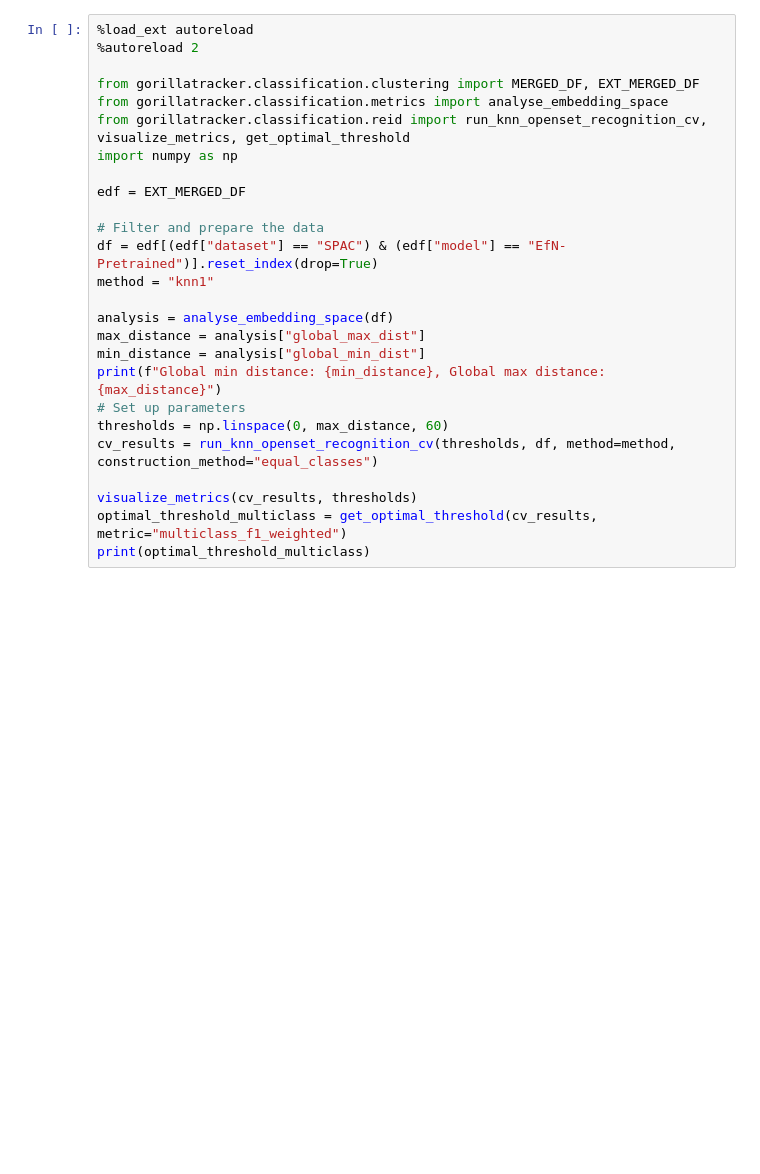
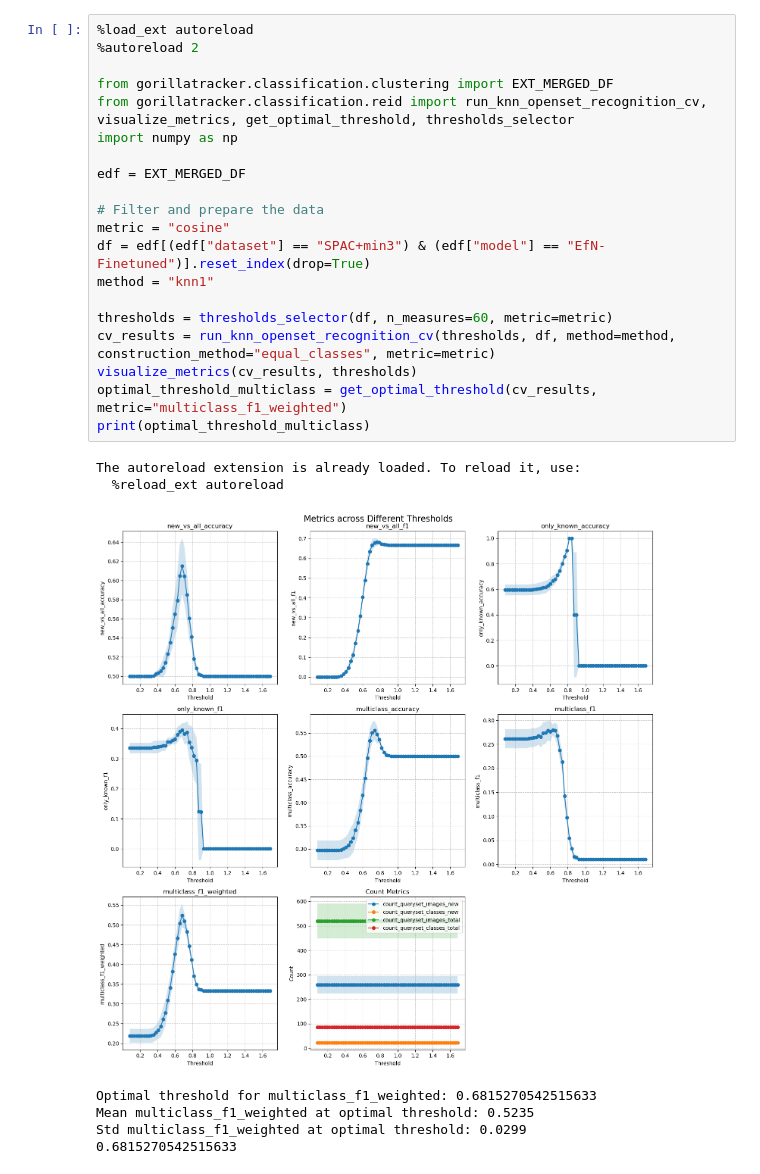
Before and after one commit to liamvdv/gorillatracker, a Jupyter notebook: notebooks/classification/reid.ipynb, the cells around one changed output. Drawn from its saved outputs; the diff is of its cells as text; blank space fills up the shorter version.

Commit message:
fix: cosine

```diff
--- a/notebooks/classification/reid.ipynb
+++ b/notebooks/classification/reid.ipynb
@@ -1,27 +1,29 @@
 # %%
 %load_ext autoreload
 %autoreload 2
 
-from gorillatracker.classification.clustering import MERGED_DF, EXT_MERGED_DF
-from gorillatracker.classification.metrics import analyse_embedding_space
-from gorillatracker.classification.reid import run_knn_openset_recognition_cv, visualize_metrics, get_optimal_threshold
+from gorillatracker.classification.clustering import EXT_MERGED_DF
+from gorillatracker.classification.reid import run_knn_openset_recognition_cv, visualize_metrics, get_optimal_threshold, thresholds_selector
 import numpy as np
 
 edf = EXT_MERGED_DF
 
 # Filter and prepare the data
-df = edf[(edf["dataset"] == "SPAC") & (edf["model"] == "EfN-Pretrained")].reset_index(drop=True)
+metric = "cosine"
+df = edf[(edf["dataset"] == "SPAC+min3") & (edf["model"] == "EfN-Finetuned")].reset_index(drop=True)
 method = "knn1"
 
-analysis = analyse_embedding_space(df)
-max_distance = analysis["global_max_dist"]
-min_distance = analysis["global_min_dist"]
-print(f"Global min distance: {min_distance}, Global max distance: {max_distance}")
-# Set up parameters
-thresholds = np.linspace(0, max_distance, 60)
-cv_results = run_knn_openset_recognition_cv(thresholds, df, method=method, construction_method="equal_classes")
-
+thresholds = thresholds_selector(df, n_measures=60, metric=metric)
+cv_results = run_knn_openset_recognition_cv(thresholds, df, method=method, construction_method="equal_classes", metric=metric)
 visualize_metrics(cv_results, thresholds)
 optimal_threshold_multiclass = get_optimal_threshold(cv_results, metric="multiclass_f1_weighted")
 print(optimal_threshold_multiclass)
+# %% [output]
+The autoreload extension is already loaded. To reload it, use:
+  %reload_ext autoreload
+[figure, added]
+Optimal threshold for multiclass_f1_weighted: 0.6815270542515633
+Mean multiclass_f1_weighted at optimal threshold: 0.5235
+Std multiclass_f1_weighted at optimal threshold: 0.0299
+0.6815270542515633
 # %%
```
Also changed, not shown: parts of 5 cells of this notebook, 3 other files.
